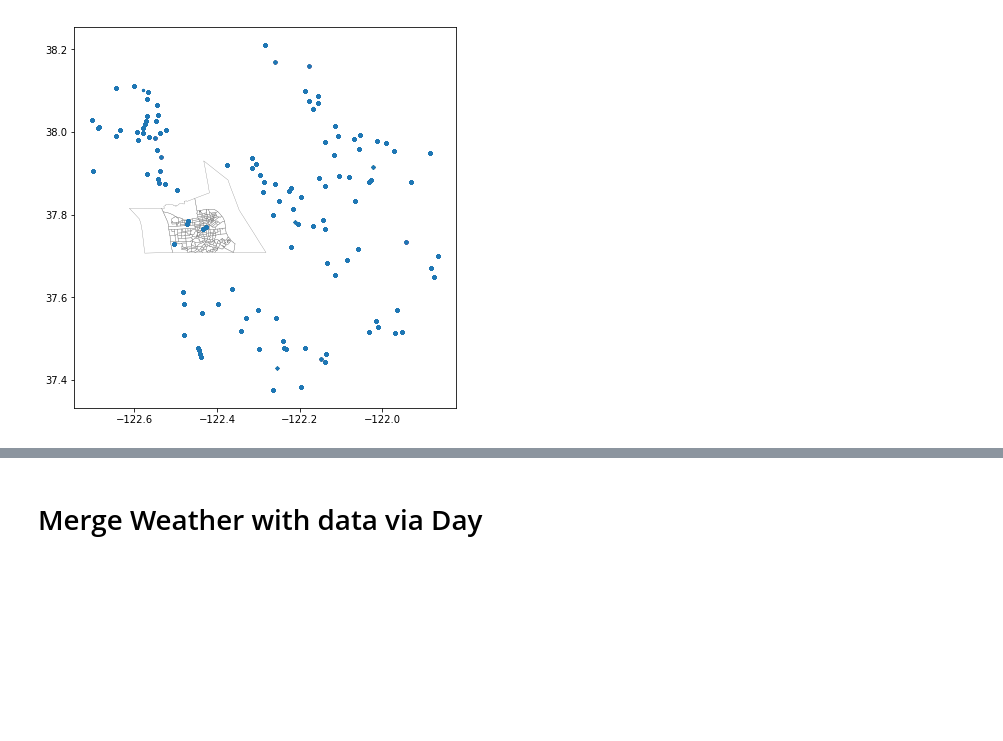
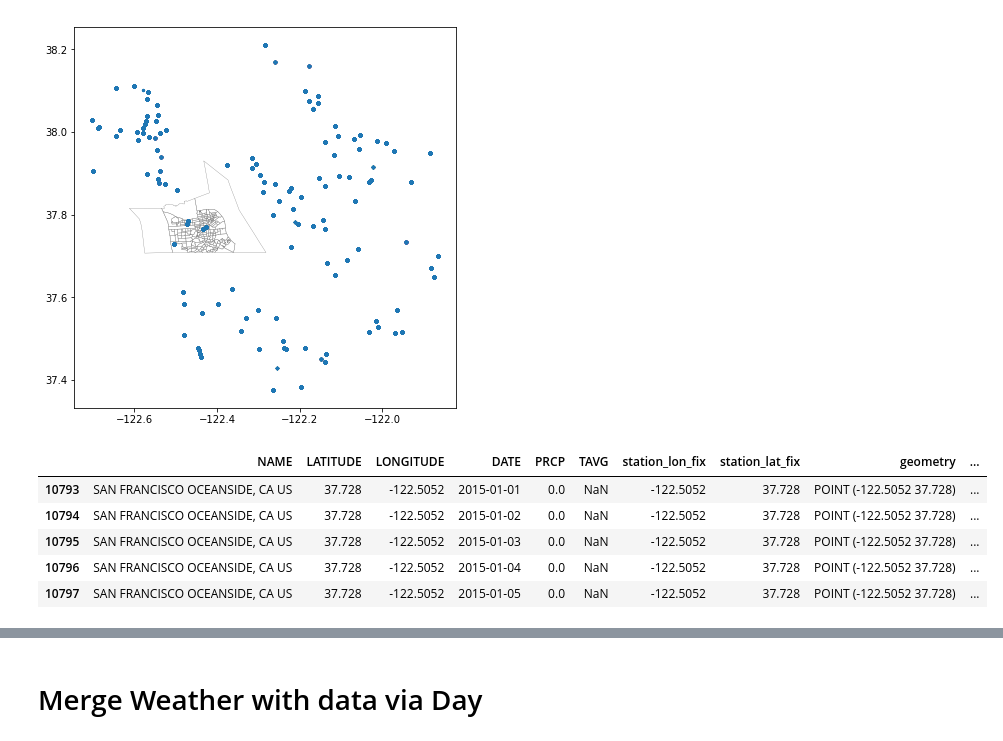
Before and after one commit to johniselin/info254_sfo_police, a Jupyter notebook: dataset_modification.ipynb, the cells around one changed output, grey strips where cells are left out. Drawn from its saved outputs; the diff is of its cells as text; code cells hidden in the pictures; blank space fills up the shorter version.

```diff
--- a/dataset_modification.ipynb
+++ b/dataset_modification.ipynb
@@ -231,3 +231,13 @@ weather.plot(ax=base, markersize=5)
 # %% [output]
 <matplotlib.axes._subplots.AxesSubplot at 0x...>
 [figure]
+# %%
+weather_sf = gpd.sjoin(weather, census_tracts, how="inner", op="intersects")
+weather_sf.head()
+# %% [output]
+|  | NAME | LATITUDE | LONGITUDE | DATE | PRCP | TAVG | station_lon_fix | station_lat_fix | geometry | ... |
+| 10793 | SAN FRANCISCO OCEANSIDE, CA US | 37.728 | -122.5052 | 2015-01-01 | 0.0 | NaN | -122.5052 | 37.728 | POINT (-122.5052 37.728) | ... |
+| 10794 | SAN FRANCISCO OCEANSIDE, CA US | 37.728 | -122.5052 | 2015-01-02 | 0.0 | NaN | -122.5052 | 37.728 | POINT (-122.5052 37.728) | ... |
+| 10795 | SAN FRANCISCO OCEANSIDE, CA US | 37.728 | -122.5052 | 2015-01-03 | 0.0 | NaN | -122.5052 | 37.728 | POINT (-122.5052 37.728) | ... |
+| 10796 | SAN FRANCISCO OCEANSIDE, CA US | 37.728 | -122.5052 | 2015-01-04 | 0.0 | NaN | -122.5052 | 37.728 | POINT (-122.5052 37.728) | ... |
+| 10797 | SAN FRANCISCO OCEANSIDE, CA US | 37.728 | -122.5052 | 2015-01-05 | 0.0 | NaN | -122.5052 | 37.728 | POINT (-122.5052 37.728) | ... |
```
Also changed, not shown: parts of 7 cells of this notebook, 3 other files.
